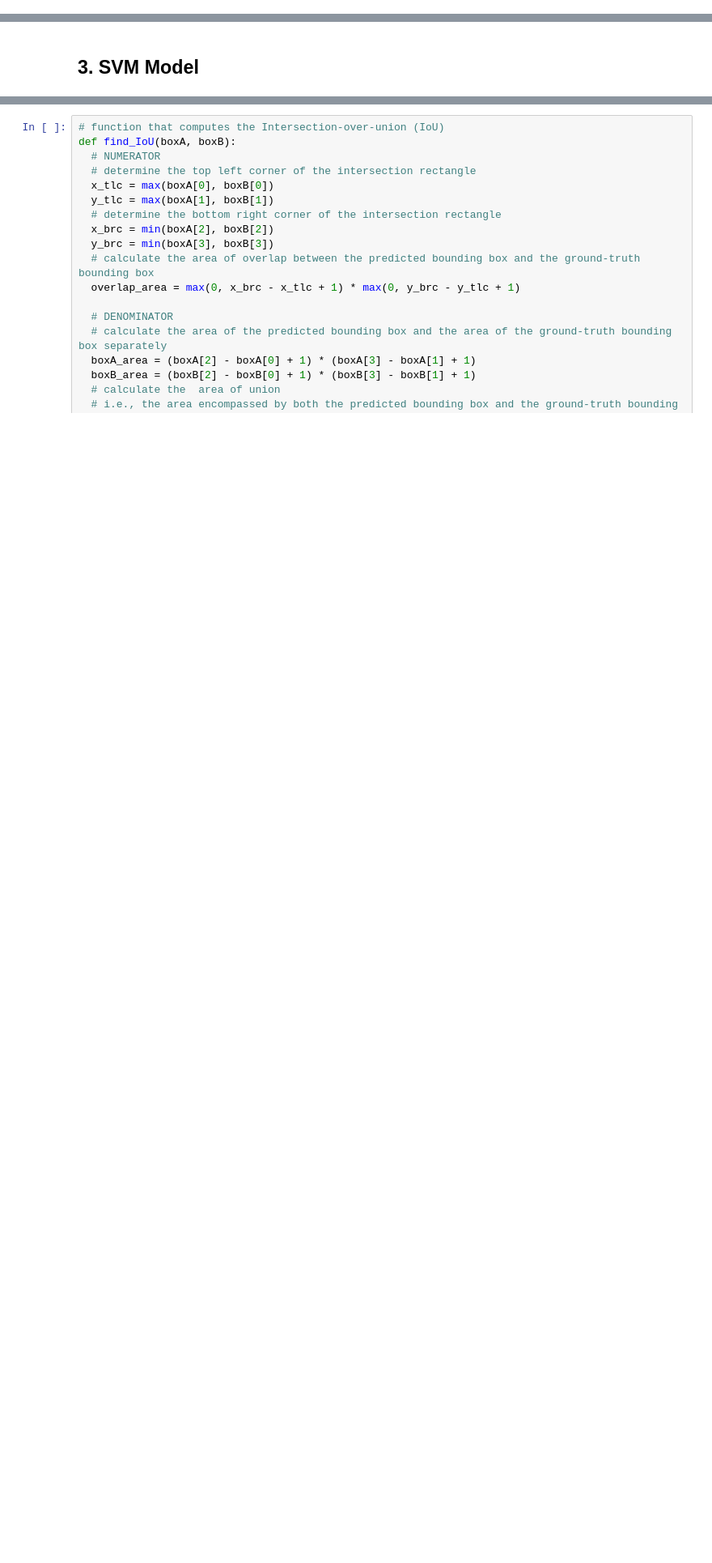
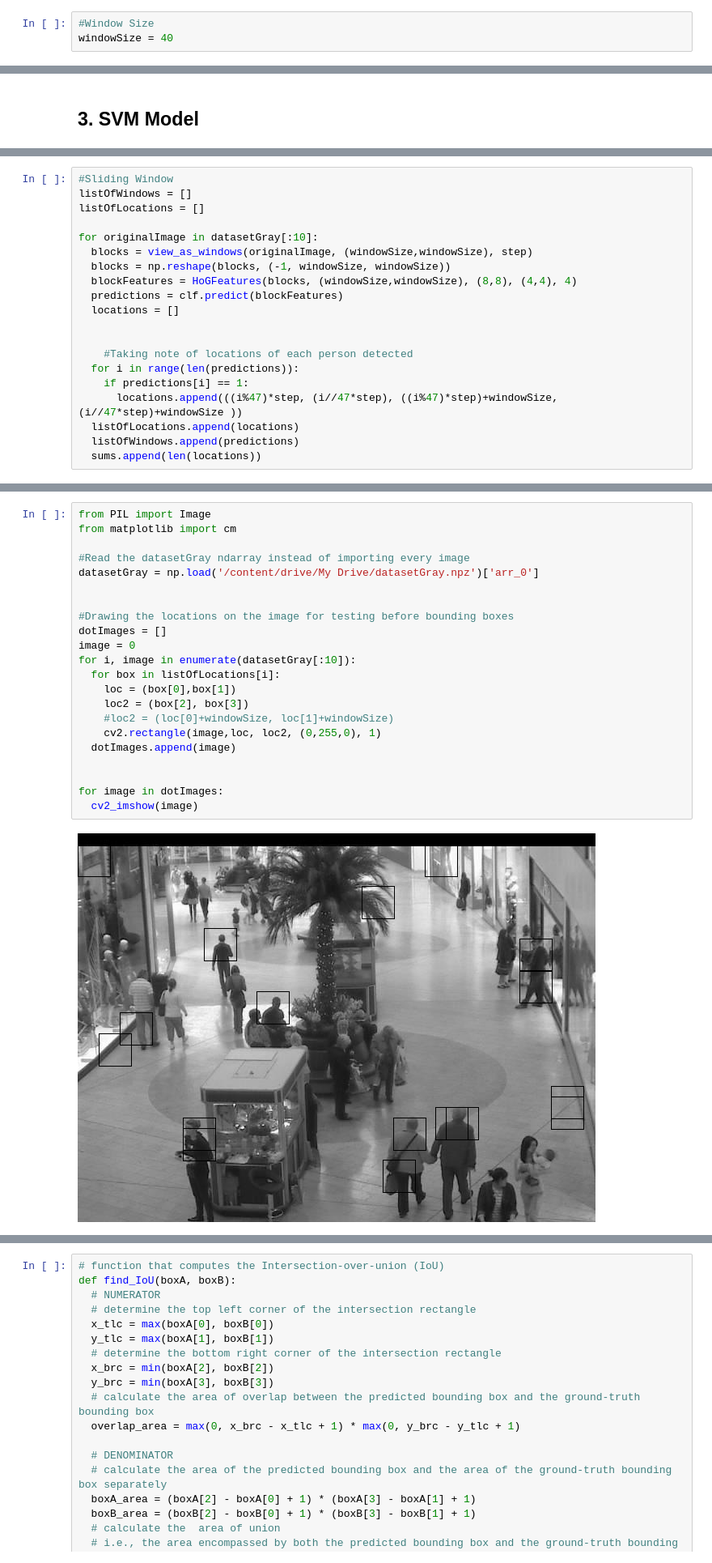
Before and after one commit to du-hr/CrowdCounter, a Jupyter notebook: Crowd_Counter.ipynb, the cells around one changed output, grey strips where cells are left out. Shown at 81% size. Drawn from its saved outputs; the diff is of its cells as text; blank space fills up the shorter version.

Commit message:
Ran it and changed the C and the Location code

```diff
--- a/Crowd_Counter.ipynb
+++ b/Crowd_Counter.ipynb
@@ -122,4 +126,7 @@ predictor = DefaultPredictor(cfg)
 #v = Visualizer(im[:, :, ::-1], MetadataCatalog.get(cfg.DATASETS.TRAIN[0]), scale=1.2)
 #out = v.draw_instance_predictions(outputs["instances"].to("cpu"))
 #cv2_imshow(out.get_image()[:, :, ::-1])
+# %%
+#Window Size
+windowSize = 40
 # %%
@@ -307,0 +336,20 @@ clf.fit(trainFeatures ,train_labels)
+# %%
+#Sliding Window
+listOfWindows = []
+listOfLocations = []
+
+for originalImage in datasetGray[:10]:
+  blocks = view_as_windows(originalImage, (windowSize,windowSize), step)
+  blocks = np.reshape(blocks, (-1, windowSize, windowSize))
+  blockFeatures = HoGFeatures(blocks, (windowSize,windowSize), (8,8), (4,4), 4)
+  predictions = clf.predict(blockFeatures)
+  locations = []
+
+
+    #Taking note of locations of each person detected
+  for i in range(len(predictions)):
+    if predictions[i] == 1:
+      locations.append(((i%47)*step, (i//47*step), ((i%47)*step)+windowSize, (i//47*step)+windowSize ))
+  listOfLocations.append(locations)
+  listOfWindows.append(predictions)
+  sums.append(len(locations))
@@ -307,0 +358,24 @@ clf.fit(trainFeatures ,train_labels)
+# %%
+from PIL import Image
+from matplotlib import cm
+
+#Read the datasetGray ndarray instead of importing every image
+datasetGray = np.load('/content/drive/My Drive/datasetGray.npz')['arr_0']
+
+
+#Drawing the locations on the image for testing before bounding boxes
+dotImages = []
+image = 0
+for i, image in enumerate(datasetGray[:10]):
+  for box in listOfLocations[i]:
+    loc = (box[0],box[1])
+    loc2 = (box[2], box[3])
+    #loc2 = (loc[0]+windowSize, loc[1]+windowSize)
+    cv2.rectangle(image,loc, loc2, (0,255,0), 1)
+  dotImages.append(image)
+
+
+for image in dotImages:
+  cv2_imshow(image)
+# %% [output]
+[figure, added]
```
Also changed, not shown: parts of 17 cells of this notebook.
